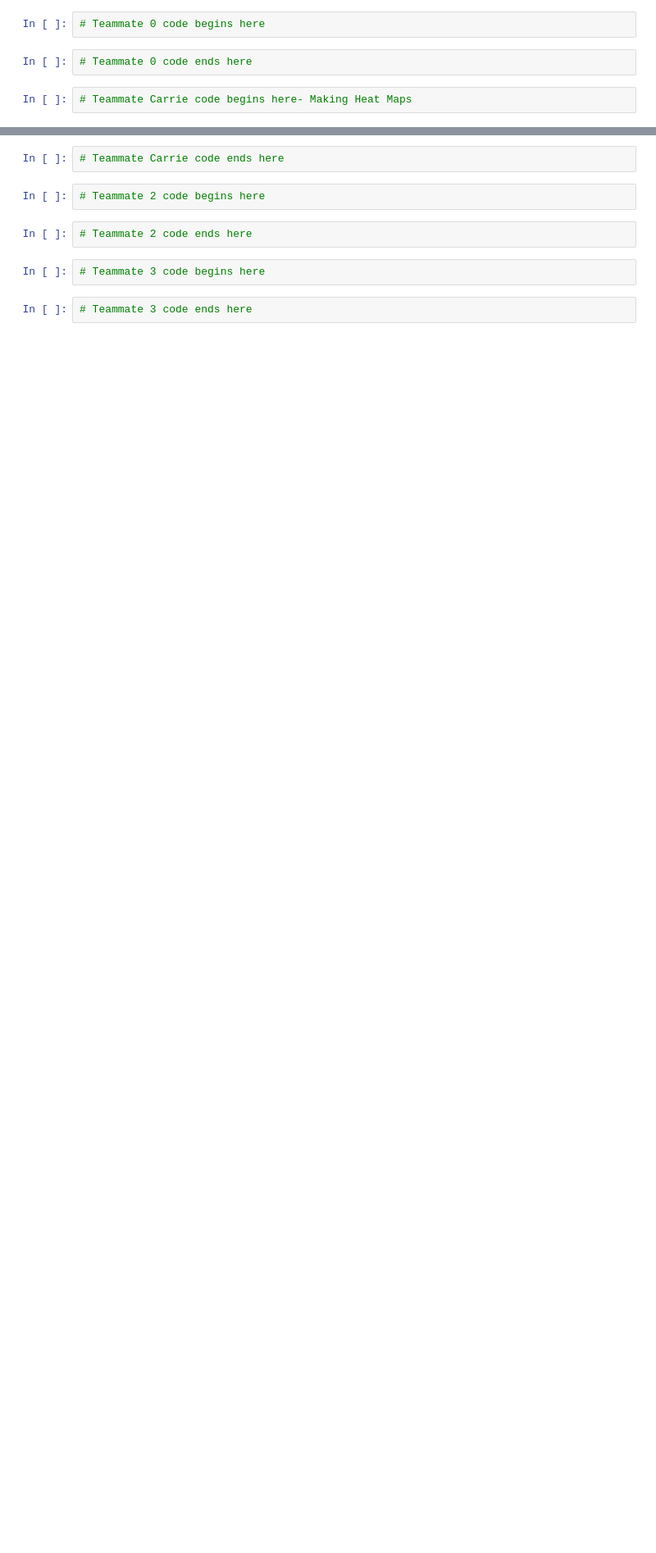
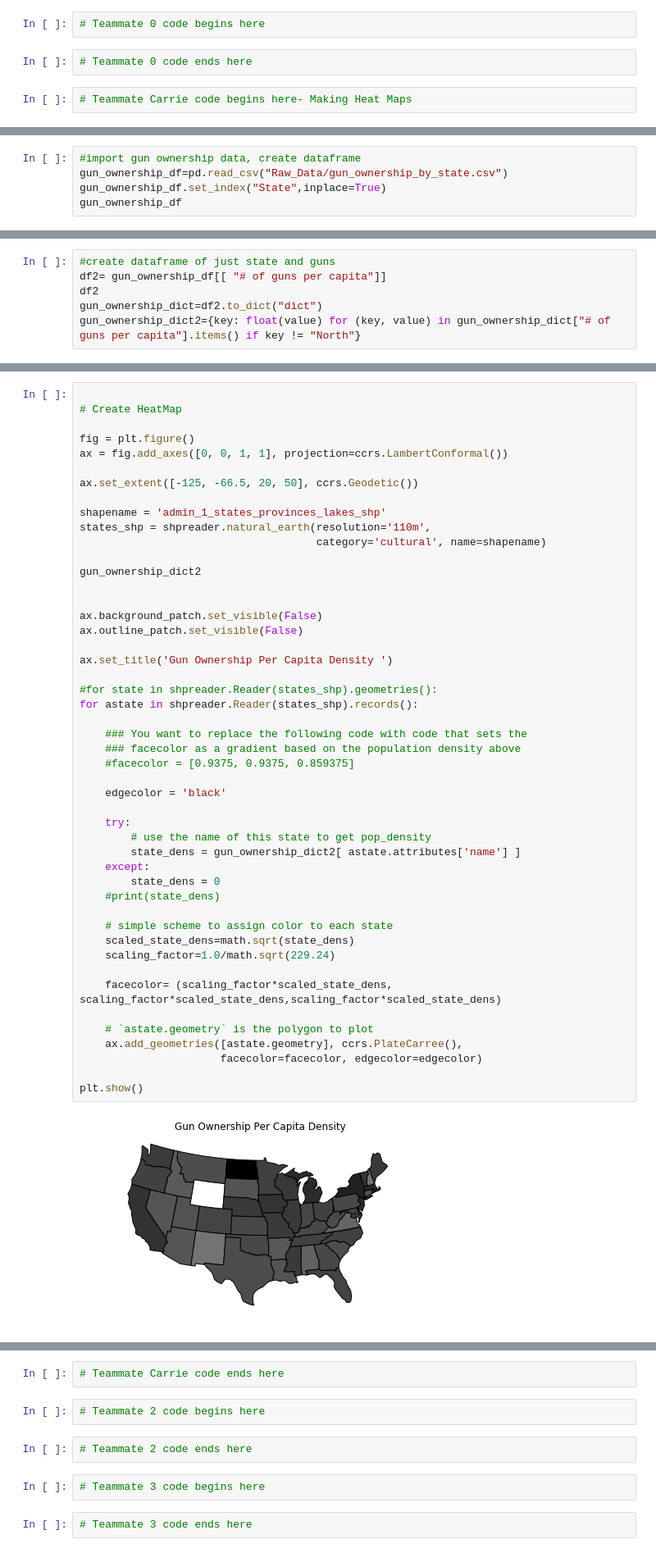
Before and after one commit to csadlo/GunOwnersAndCrime, a Jupyter notebook: analyze.ipynb, the cells around one changed output, grey strips where cells are left out. Shown: that part at 82% size. Saved outputs shown, nothing was run; the diff lists cells and outputs as text; blank space fills up the shorter version.

Commit message:
Carrie added code for first heat map of gun ownership per capita density

```diff
--- a/analyze.ipynb
+++ b/analyze.ipynb
@@ -20,0 +15,5 @@ FileNotFoundError: [Errno 2] No such file or directory: 'gun_ownership_by_state.
+# %%
+#import gun ownership data, create dataframe
+gun_ownership_df=pd.read_csv("Raw_Data/gun_ownership_by_state.csv")
+gun_ownership_df.set_index("State",inplace=True)
+gun_ownership_df
@@ -20,0 +39,6 @@ FileNotFoundError: [Errno 2] No such file or directory: 'gun_ownership_by_state.
+# %%
+#create dataframe of just state and guns
+df2= gun_ownership_df[[ "# of guns per capita"]]
+df2
+gun_ownership_dict=df2.to_dict("dict")
+gun_ownership_dict2={key: float(value) for (key, value) in gun_ownership_dict["# of guns per capita"].items() if key != "North"}
@@ -20,0 +65,50 @@ FileNotFoundError: [Errno 2] No such file or directory: 'gun_ownership_by_state.
+# %%
+
+# Create HeatMap
+
+fig = plt.figure()
+ax = fig.add_axes([0, 0, 1, 1], projection=ccrs.LambertConformal())
+
+ax.set_extent([-125, -66.5, 20, 50], ccrs.Geodetic())
+
+shapename = 'admin_1_states_provinces_lakes_shp'
+states_shp = shpreader.natural_earth(resolution='110m',
+                                     category='cultural', name=shapename)
+
+gun_ownership_dict2
+
+
+ax.background_patch.set_visible(False)
+ax.outline_patch.set_visible(False)
+
+ax.set_title('Gun Ownership Per Capita Density ')
+
+#for state in shpreader.Reader(states_shp).geometries():
+for astate in shpreader.Reader(states_shp).records():
+
+    ### You want to replace the following code with code that sets the
+    ### facecolor as a gradient based on the population density above
+    #facecolor = [0.9375, 0.9375, 0.859375]
+
+    edgecolor = 'black'
+
+    try:
+        # use the name of this state to get pop_density
+        state_dens = gun_ownership_dict2[ astate.attributes['name'] ]
+    except:
+        state_dens = 0
+    #print(state_dens)
+
+    # simple scheme to assign color to each state
+    scaled_state_dens=math.sqrt(state_dens)
+    scaling_factor=1.0/math.sqrt(229.24)
+
+    facecolor= (scaling_factor*scaled_state_dens, scaling_factor*scaled_state_dens,scaling_factor*scaled_state_dens)
+
+    # `astate.geometry` is the polygon to plot
+    ax.add_geometries([astate.geometry], ccrs.PlateCarree(),
+                      facecolor=facecolor, edgecolor=edgecolor)
+
+plt.show()
+# %% [output]
+[figure, added]
```
Also changed, not shown: parts of 9 cells of this notebook.
